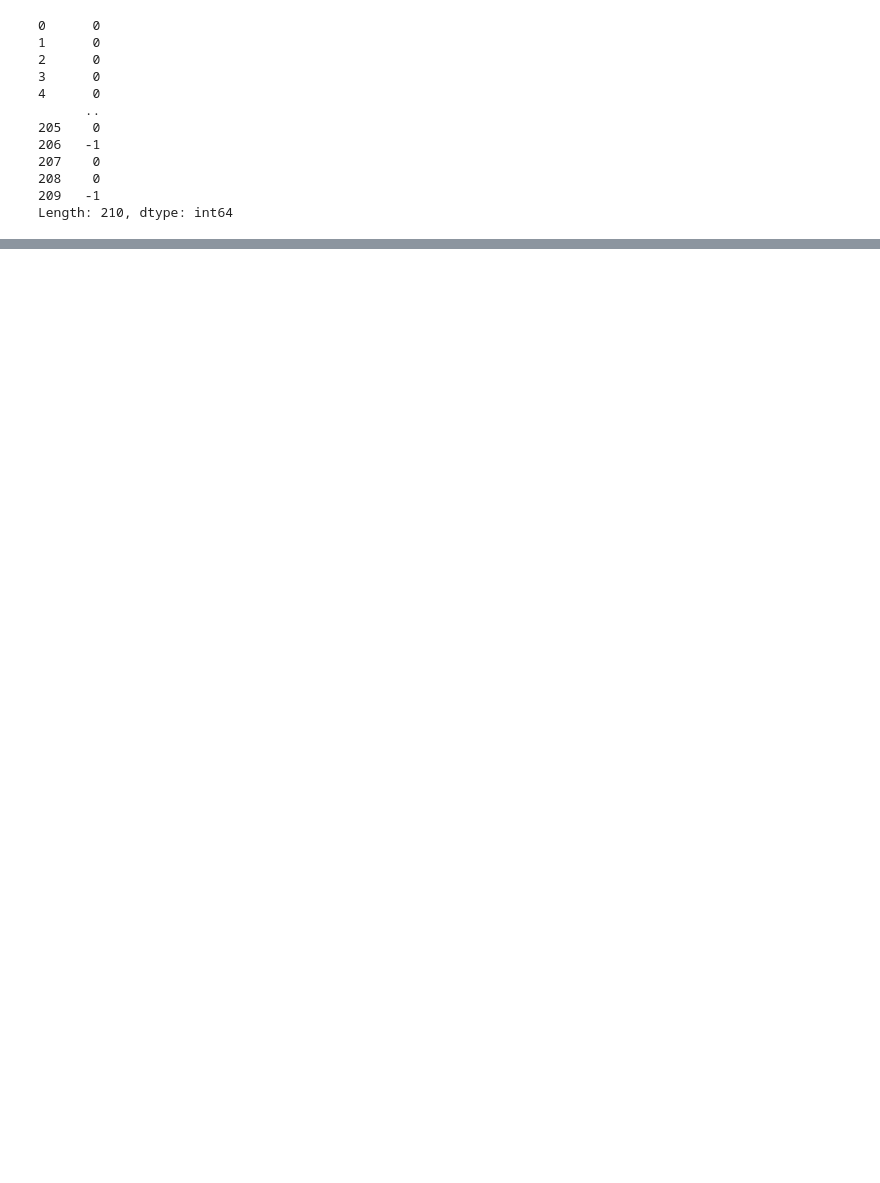
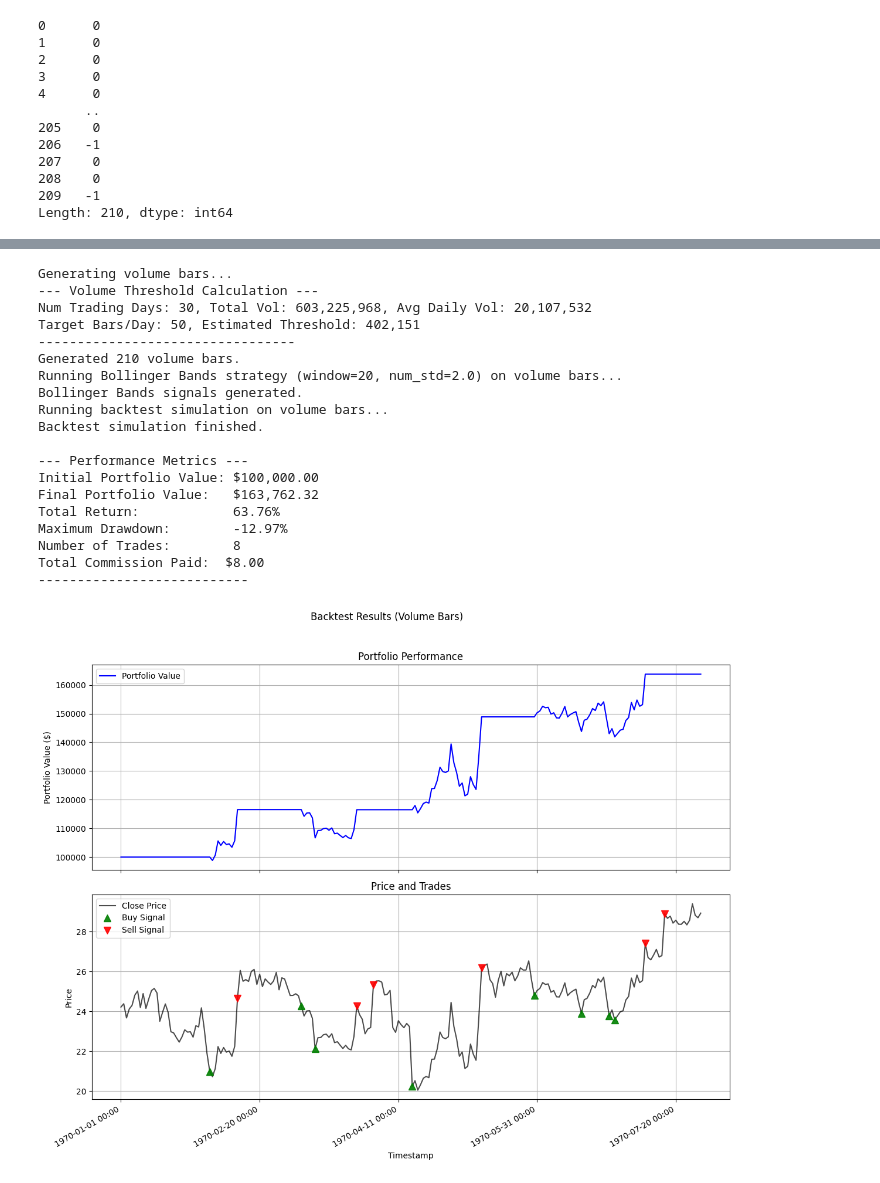
Before and after one commit to andrewBatutin/ib-ai-bot, a Jupyter notebook: notebooks/exp_bars_trade.ipynb, the cells around one changed output, grey strips where cells are left out. Drawn from its saved outputs; the diff is of its cells as text; code cells hidden in the pictures; blank space fills up the shorter version.

```diff
--- a/notebooks/exp_bars_trade.ipynb
+++ b/notebooks/exp_bars_trade.ipynb
@@ -93,0 +106,34 @@ Length: 210, dtype: int64
+# %%
+from backtester.simple_backtester import SimpleBacktester
+
+backtester_vol = SimpleBacktester(data_ml,
+                                  initial_cash=100000, commission_per_trade=1.0,bar_type='volume',
+                                  target_bars_per_day=50)
+# Option 2: Provide specific threshold
+# backtester_vol = SimpleBacktester(data_raw, initial_cash=100000, commission_per_trade=1.0,
+#                                 bar_type='volume', volume_threshold=500000)
+
+backtester_vol.run_bollinger_bands(window=20, num_std=2.0)
+backtester_vol.run_backtest()
+backtester_vol.plot_results()
+# %% [output]
+Generating volume bars...
+--- Volume Threshold Calculation ---
+Num Trading Days: 30, Total Vol: 603,225,968, Avg Daily Vol: 20,107,532
+Target Bars/Day: 50, Estimated Threshold: 402,151
+---------------------------------
+Generated 210 volume bars.
+Running Bollinger Bands strategy (window=20, num_std=2.0) on volume bars...
+Bollinger Bands signals generated.
+Running backtest simulation on volume bars...
+Backtest simulation finished.
+
+--- Performance Metrics ---
+Initial Portfolio Value: $100,000.00
+Final Portfolio Value:   $163,762.32
+Total Return:            63.76%
+Maximum Drawdown:        -12.97%
+Number of Trades:        8
+Total Commission Paid:  $8.00
+---------------------------
+[figure, added]
```
Also changed, not shown: parts of 4 cells of this notebook, 1 other file.
